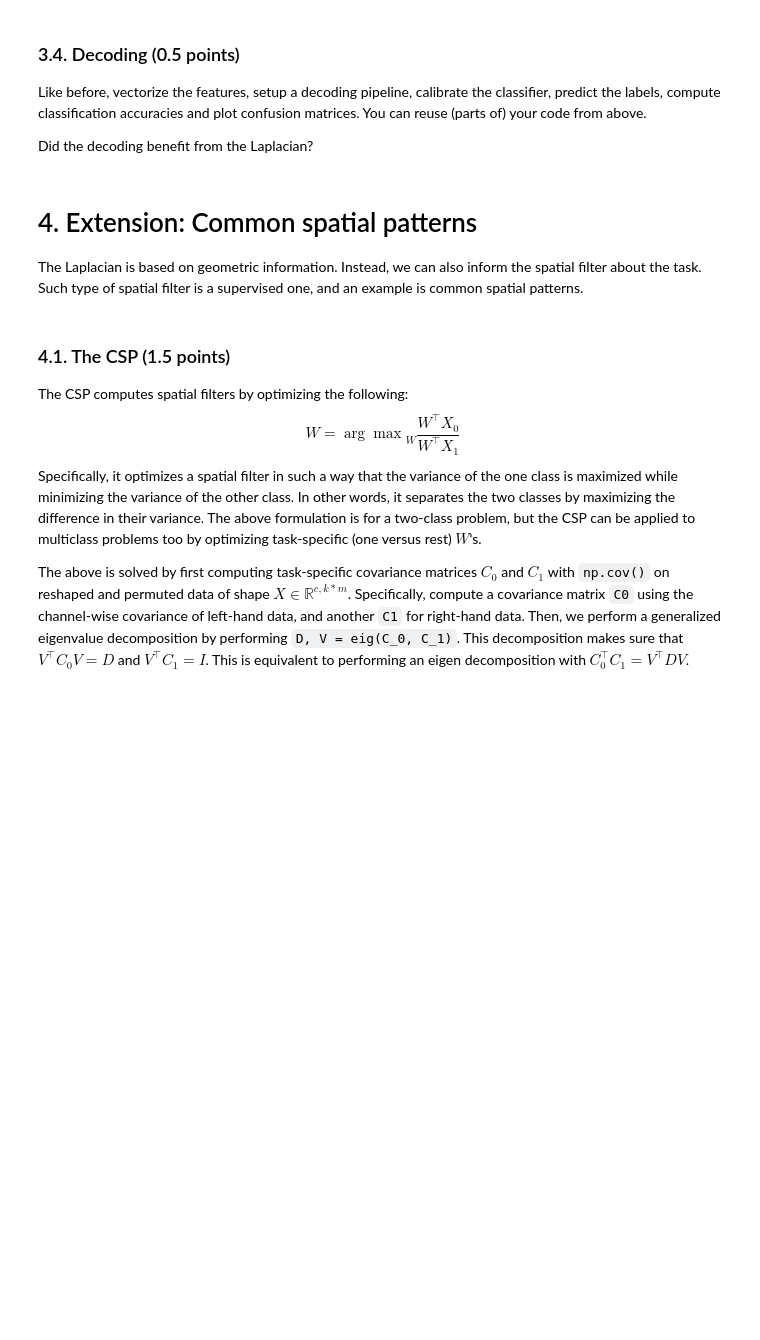
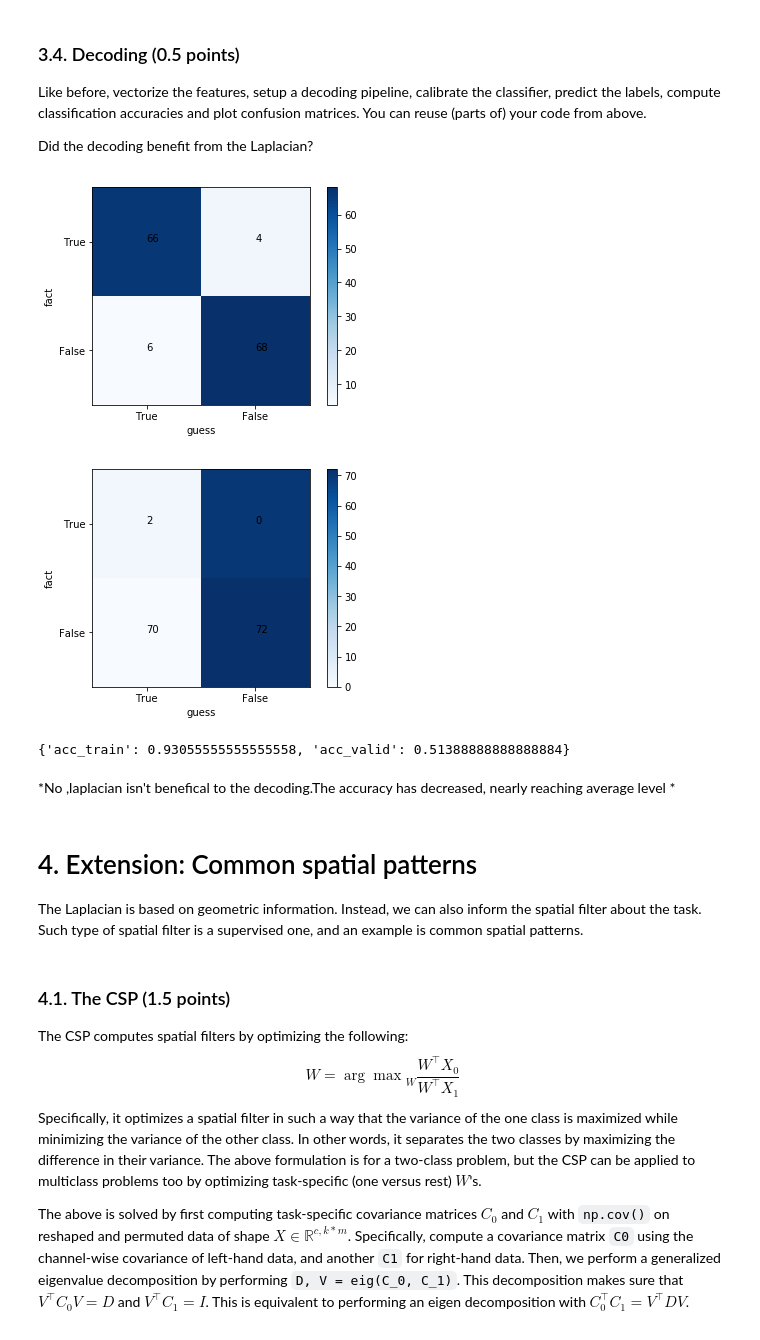
Before and after one commit to malyvsen/radboud-bci, a Jupyter notebook: assignment2.ipynb, the cells around one changed output. Saved outputs shown, nothing was run; the diff lists cells and outputs as text; code cells hidden in the pictures; blank space fills up the shorter version.

```diff
--- a/assignment2.ipynb
+++ b/assignment2.ipynb
@@ -394,3 +498,48 @@ Did the decoding benefit from the Laplacian?
+# %%
+F_train=np.reshape(np.ravel(F_train),(-1,4))
+F_valid=np.reshape(np.ravel(F_valid),(-1,4))
+
+
+def SLAP_pipeline_train_classifier(data_train,groundtruth):
+    p=make_pipeline(StandardScaler(),LinearDiscriminantAnalysis(solver='eigen', shrinkage='auto'))
+    p.fit(data_train,groundtruth)
+    return p
+
+
+from sklearn.metrics import accuracy_score
+
+def classification_acc(estimation_data,ground_truth):
+    return accuracy_score(p.predict(estimation_data),ground_truth)
+
+def classification_ConfusionMatrix_plot(estimation_data,ground_truth):
+    confusion=confusion_matrix(ground_truth,p.predict(estimation_data))
+    fact = ['True','False']
+    classes = list(set(fact))
+    plt.imshow(confusion, cmap=plt.cm.Blues)
+    indices = range(len(confusion))
+    plt.xticks(indices, classes)
+    plt.yticks(indices, classes)
+    plt.colorbar()
+    plt.xlabel('guess')
+    plt.ylabel('fact')
+    for first_index in range(len(confusion)):
+        for second_index in range(len(confusion[first_index])):
+            plt.text(first_index, second_index, confusion[first_index][second_index])
+    plt.show()
+
+p=SLAP_pipeline_train_classifier(F_train,T_train)
+acc={}
+acc["acc_train"]=classification_acc(F_train,T_train)
+acc["acc_valid"]=classification_acc(F_valid,T_valid)
+classification_ConfusionMatrix_plot(F_train,T_train)
+classification_ConfusionMatrix_plot(F_valid,T_valid)
+print(acc)
+# %% [output]
+[figure, added]
+[figure, added]
+{'acc_train': 0.93055555555555558, 'acc_valid': 0.51388888888888884}
+# %% [markdown]
+*No ,laplacian isn't benefical to the decoding.The accuracy has decreased, nearly reaching average level *
 # %% [markdown]
 # 4. Extension: Common spatial patterns <a class="anchor" id="extension2"></a>
 The Laplacian is based on geometric information. Instead, we can also inform the spatial filter about the task. Such type of spatial filter is a supervised one, and an example is common spatial patterns.
```
Also changed, not shown: parts of 17 cells of this notebook.
